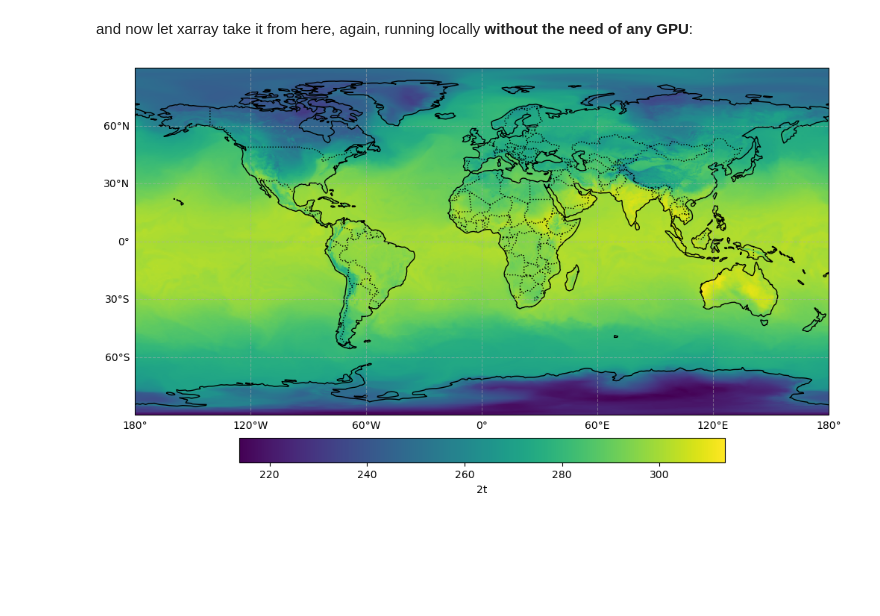
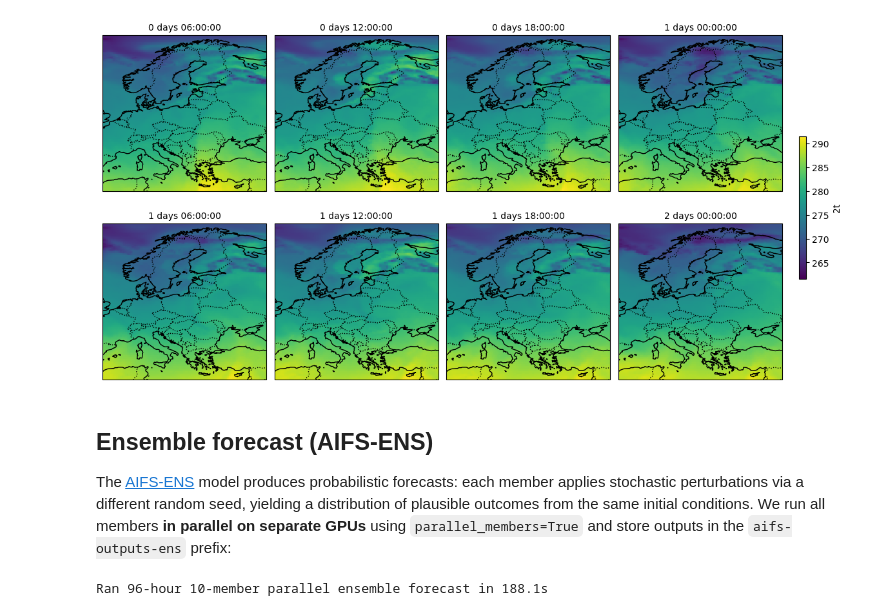
Before and after one commit to martibosch/aifs-modal, a Jupyter notebook: docs/user-guide/your-first-forecast.ipynb, the cells around one changed output. Cells and saved outputs as stored; diff of their text form; code cells hidden in the pictures; blank space fills up the shorter version.

```diff
--- a/docs/user-guide/your-first-forecast.ipynb
+++ b/docs/user-guide/your-first-forecast.ipynb
@@ -146,8 +139,39 @@ Data variables: (12/24)
-# %% [markdown]
-and now let xarray take it from here, again, running locally **without the need of any GPU**:
-# %%
-# plot a given variable
-variable = "2t"
-_ = plot_utils.make_cartopy_plot(forecast_ds[variable].isel(valid_time=0))
-# %% [output]
-[figure, removed]
+# %%
+# plot forecasts for a limited region, e.g., Europe
+lat_slice = slice(72, 34)
+lon_slice = slice(0, 40)
+time_islice = slice(0, 8)
+g = plot_utils.make_cartopy_facet_plot(
+    det_forecast_ds[variable]
+    .sel(lat=lat_slice, lon=lon_slice)
+    .isel(lead_time=time_islice),
+    col="valid_time",
+    cbar_kwargs={"shrink": 0.4, "pad": 0.02},
+)
+g.set_titles("{value}")
+# %% [output]
+[figure, added]
+# %% [markdown]
+## Ensemble forecast (AIFS-ENS)
+
+The [AIFS-ENS](https://huggingface.co/ecmwf/aifs-ens-1.0) model produces probabilistic forecasts: each member applies stochastic perturbations via a different random seed, yielding a distribution of plausible outcomes from the same initial conditions. We run all members **in parallel on separate GPUs** using `parallel_members=True` and store outputs in the `aifs-outputs-ens` prefix:
+# %%
+# with modal.enable_output():
+with app.run():
+    _start = time.perf_counter()
+    run_forecast.remote(
+        start_date,
+        storage_bucket,
+        source_repo=ifs_source_repo,
+        lead_time=lead_time,
+        outputs_prefix=ens_outputs_prefix,
+        outputs_branch=ens_outputs_branch,
+        n_members=n_members,
+        parallel_members=True,
+    )
+    print(
+        f"Ran {lead_time}-hour {n_members}-member parallel ensemble forecast in "
+        f"{time.perf_counter() - _start:.1f}s"
+    )
+# %% [output]
+Ran 96-hour 10-member parallel ensemble forecast in 188.1s
```
Also changed, not shown: parts of 30 cells of this notebook, 12 other files.
